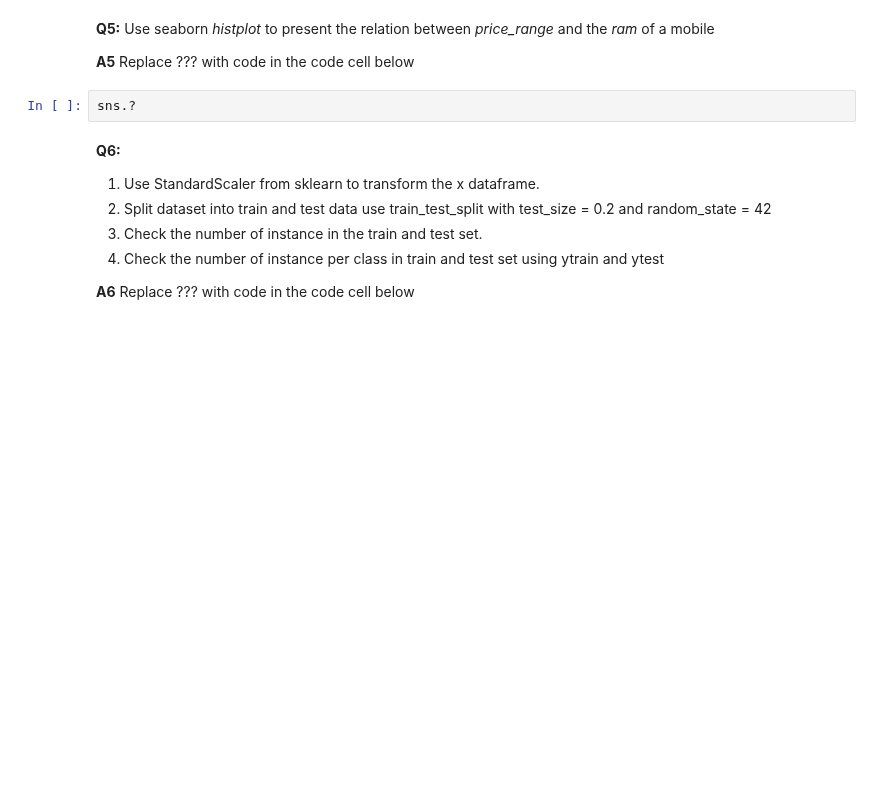
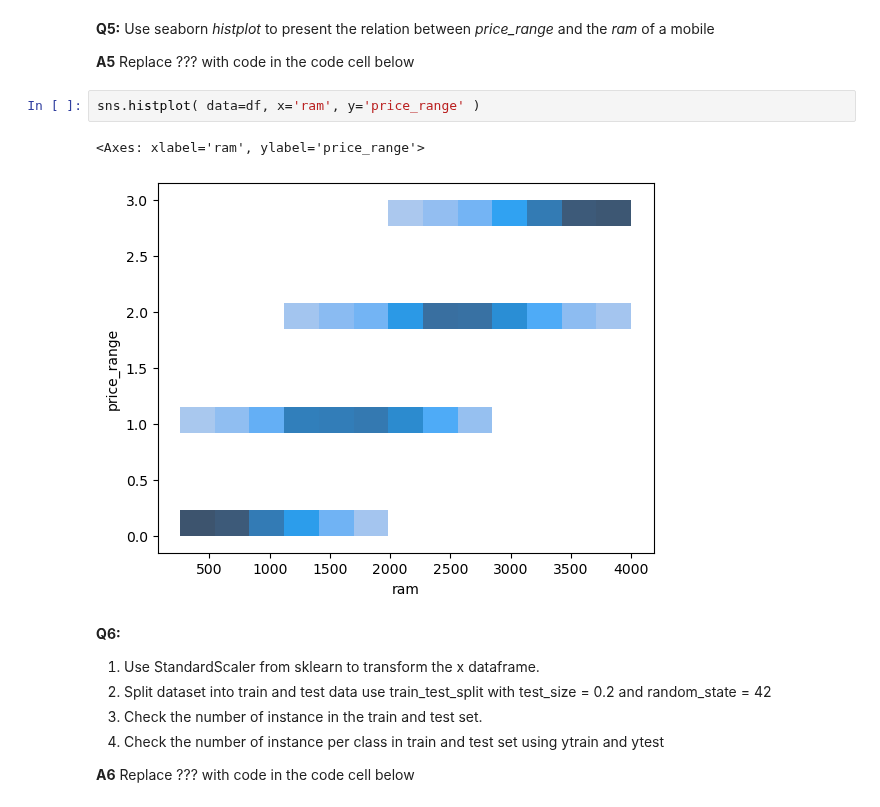
Before and after one commit to P-wig/ML-HW, a Jupyter notebook: HW4/HW4.ipynb, the cells around one changed output. Cells and saved outputs as stored; diff of their text form; blank space fills up the shorter version.

```diff
--- a/HW4/HW4.ipynb
+++ b/HW4/HW4.ipynb
@@ -140,8 +141,11 @@ sns.?
 **Q5:** Use seaborn _histplot_ to present the relation between _price_range_ and the _ram_ of a mobile
 
 **A5** Replace ??? with code in the code cell below
-# %%
-sns.?
+# %%
+sns.histplot( data=df, x='ram', y='price_range' )
+# %% [output]
+<Axes: xlabel='ram', ylabel='price_range'>
+[figure, added]
 # %% [markdown]
 **Q6:**
 1. Use StandardScaler from sklearn to transform the x dataframe.
```
Also changed, not shown: parts of 4 cells of this notebook.
